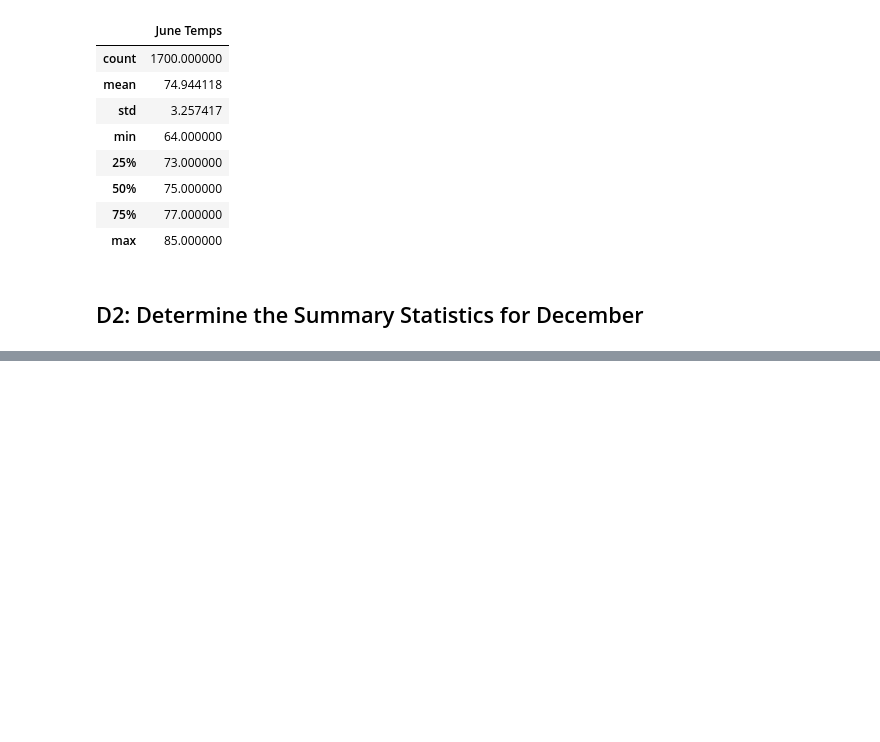
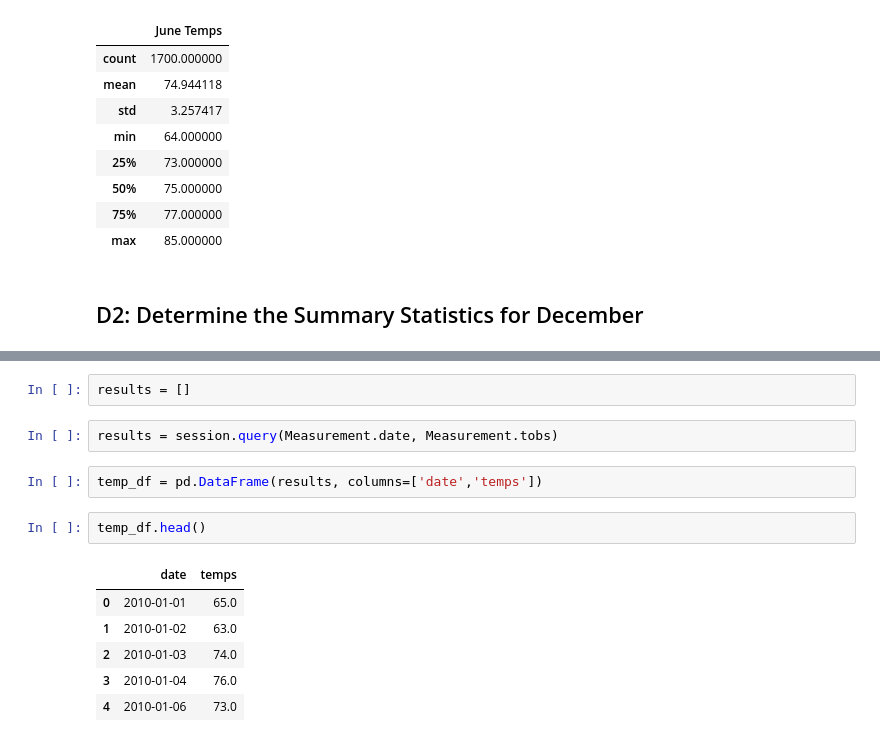
Before and after one commit to JDittes/surfs_up, a Jupyter notebook: SurfsUp_Challenge.ipynb, the cells around one changed output, grey strips where cells are left out. Cells and saved outputs as stored; diff of their text form; blank space fills up the shorter version.

```diff
--- a/SurfsUp_Challenge.ipynb
+++ b/SurfsUp_Challenge.ipynb
@@ -153,0 +154,15 @@ d_df.describe()
+# %%
+results = []
+# %%
+results = session.query(Measurement.date, Measurement.tobs)
+# %%
+temp_df = pd.DataFrame(results, columns=['date','temps'])
+# %%
+temp_df.head()
+# %% [output]
+|  | date | temps |
+| 0 | 2010-01-01 | 65.0 |
+| 1 | 2010-01-02 | 63.0 |
+| 2 | 2010-01-03 | 74.0 |
+| 3 | 2010-01-04 | 76.0 |
+| 4 | 2010-01-06 | 73.0 |
```
Also changed, not shown: parts of 9 cells of this notebook, 3 other files.
